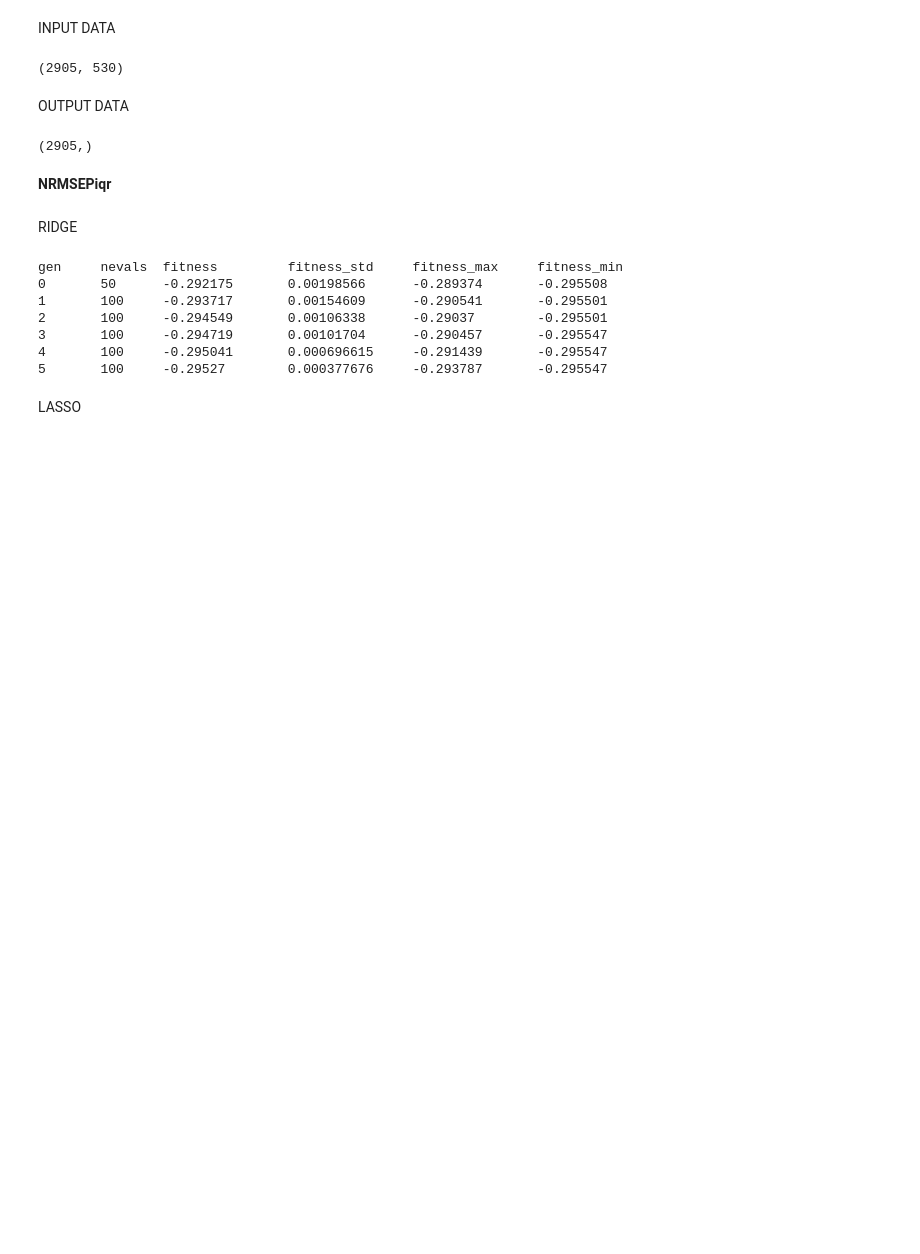
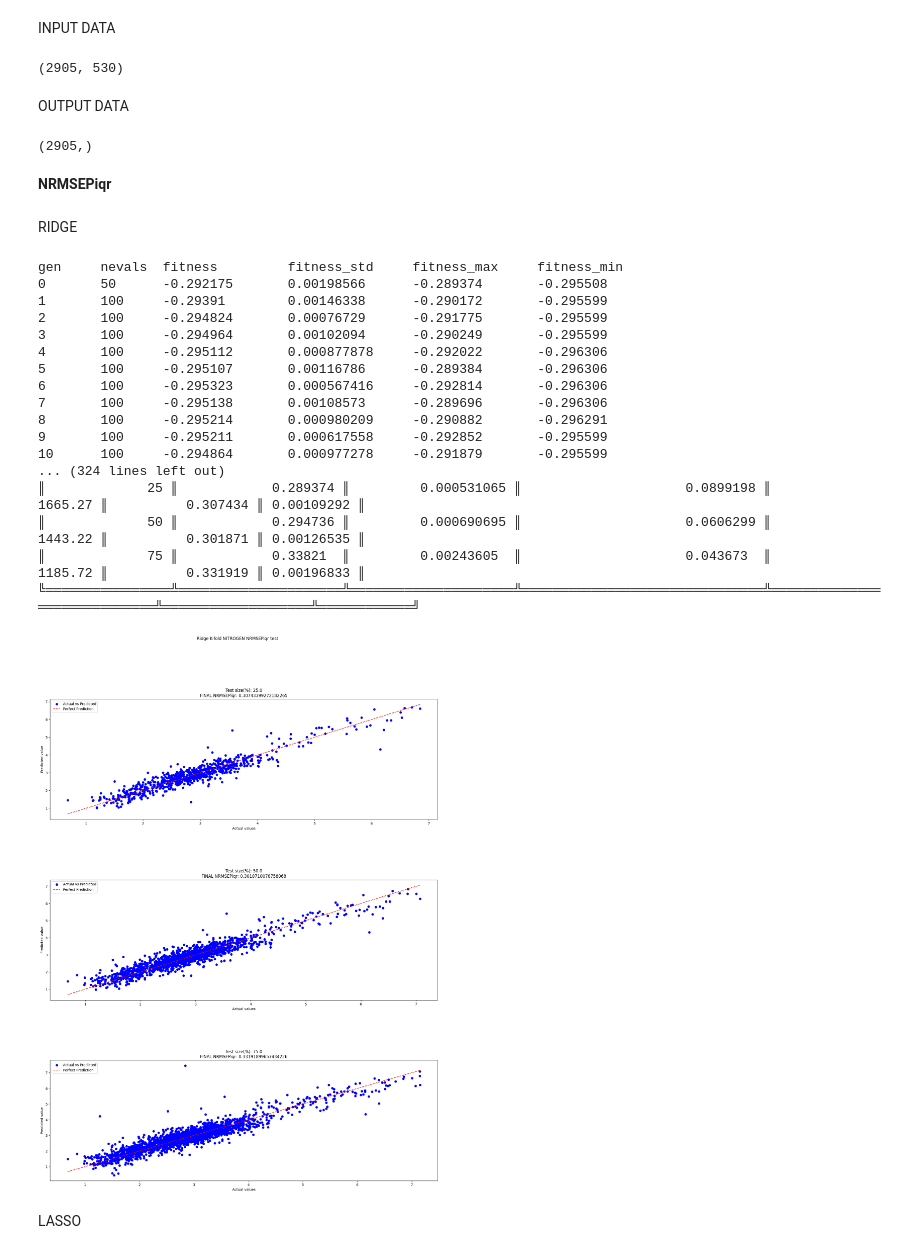
Before and after one commit to Lomby1902/Demetra, a Jupyter notebook: k_fold_training.ipynb, the cells around one changed output. Saved outputs shown, nothing was run; the diff lists cells and outputs as text; code cells hidden in the pictures; blank space fills up the shorter version.

Commit message:
Ridge k-fold and Lasso k-fold completed

```diff
--- a/k_fold_training.ipynb
+++ b/k_fold_training.ipynb
@@ -84,7 +84,7 @@ for ripartition in ripartisions:
 
     X_train, X_test, Y_train, Y_test = train_test_split(X, Y, test_size=ripartition, random_state=42)
     param_grid = {'ridge__alpha': Continuous(1/100000,0.01)}
-    ridge_pipeline = make_pipeline(StandardScaler(), Ridge(solver="cholesky"))
+    ridge_pipeline = make_pipeline(StandardScaler(), Ridge())
     sturges = int(1 + np.log(len(X_train)))
     evolved_estimator = GASearchCV(estimator=ridge_pipeline,
                                   cv=sturges,
@@ -110,38 +110,49 @@ for ripartition in ripartisions:
     results.append([str(ripartition *100 ),-np.mean(cv_scores['test_score']), np.var(cv_scores['test_score']),
                     np.mean(cv_scores['fit_time']), elapsed_time, NRMSEPiqr(Y_test, Y_pred_ridge_cl),float(evolved_estimator.best_params_["ridge__alpha"])])
 
     # Display results
     print("Cross-validation NRMSEPiqr scores:", cv_scores['test_score'])
     print("Training times (seconds):", cv_scores['fit_time'])
     print("Scoring times (seconds):", cv_scores['score_time'])
     print("Final training time (seconds):", elapsed_time)
     print("Final NRMSEPiqr: ",  NRMSEPiqr(Y_test, Y_pred_ridge_cl))
 
 
 
     '''PLOT THE FINAL MODELS'''
     axs[k].scatter(Y_test, Y_pred_ridge_cl, c='blue', label='Actual vs Predicted')
     axs[k].plot([min(Y_test), max(Y_test)],
                     [min(Y_test), max(Y_test)], '--', c='red', label='Perfect Prediction')
     axs[k].legend()
     axs[k].set_xlabel("Actual values")
     axs[k].set_ylabel("Predicted value")
     axs[k].set_title( f"Test size(%): {ripartition * 100}" "\n" + "FINAL NRMSEPiqr: " + str(NRMSEPiqr(Y_test, Y_pred_ridge_cl) ))
     k += 1
 
 
 '''SHOW RESULTS'''
 
 headers = ["Test size(%)", "Mean CV NRMSEPiqr", "Var CV NRMSEPiqr)","Mean CV Training Time (sec)" ,"Final training time (sec)","Final NRMSEPiqr","alpha"]
 print(tabulate(results, headers,  tablefmt="double_outline"))
 # %% [output]
 gen     nevals  fitness         fitness_std     fitness_max     fitness_min
 0       50      -0.292175       0.00198566      -0.289374       -0.295508
-1       100     -0.293717       0.00154609      -0.290541       -0.295501
-2       100     -0.294549       0.00106338      -0.29037        -0.295501
-3       100     -0.294719       0.00101704      -0.290457       -0.295547
-4       100     -0.295041       0.000696615     -0.291439       -0.295547
-5       100     -0.29527        0.000377676     -0.293787       -0.295547
+1       100     -0.29391        0.00146338      -0.290172       -0.295599
+2       100     -0.294824       0.00076729      -0.291775       -0.295599
+3       100     -0.294964       0.00102094      -0.290249       -0.295599
+4       100     -0.295112       0.000877878     -0.292022       -0.296306
+5       100     -0.295107       0.00116786      -0.289384       -0.296306
+6       100     -0.295323       0.000567416     -0.292814       -0.296306
+7       100     -0.295138       0.00108573      -0.289696       -0.296306
+8       100     -0.295214       0.000980209     -0.290882       -0.296291
+9       100     -0.295211       0.000617558     -0.292852       -0.295599
+10      100     -0.294864       0.000977278     -0.291879       -0.295599
+... (324 lines left out)
+║             25 ║            0.289374 ║         0.000531065 ║                     0.0899198 ║                     1665.27 ║          0.307434 ║ 0.00109292 ║
+║             50 ║            0.294736 ║         0.000690695 ║                     0.0606299 ║                     1443.22 ║          0.301871 ║ 0.00126535 ║
+║             75 ║            0.33821  ║         0.00243605  ║                     0.043673  ║                     1185.72 ║          0.331919 ║ 0.00196833 ║
+╚════════════════╩═════════════════════╩═════════════════════╩═══════════════════════════════╩═════════════════════════════╩═══════════════════╩════════════╝
+[figure, added]
 # %% [markdown]
 LASSO
 # %%
```
Also changed, not shown: parts of 2 cells of this notebook, 2 other files.
